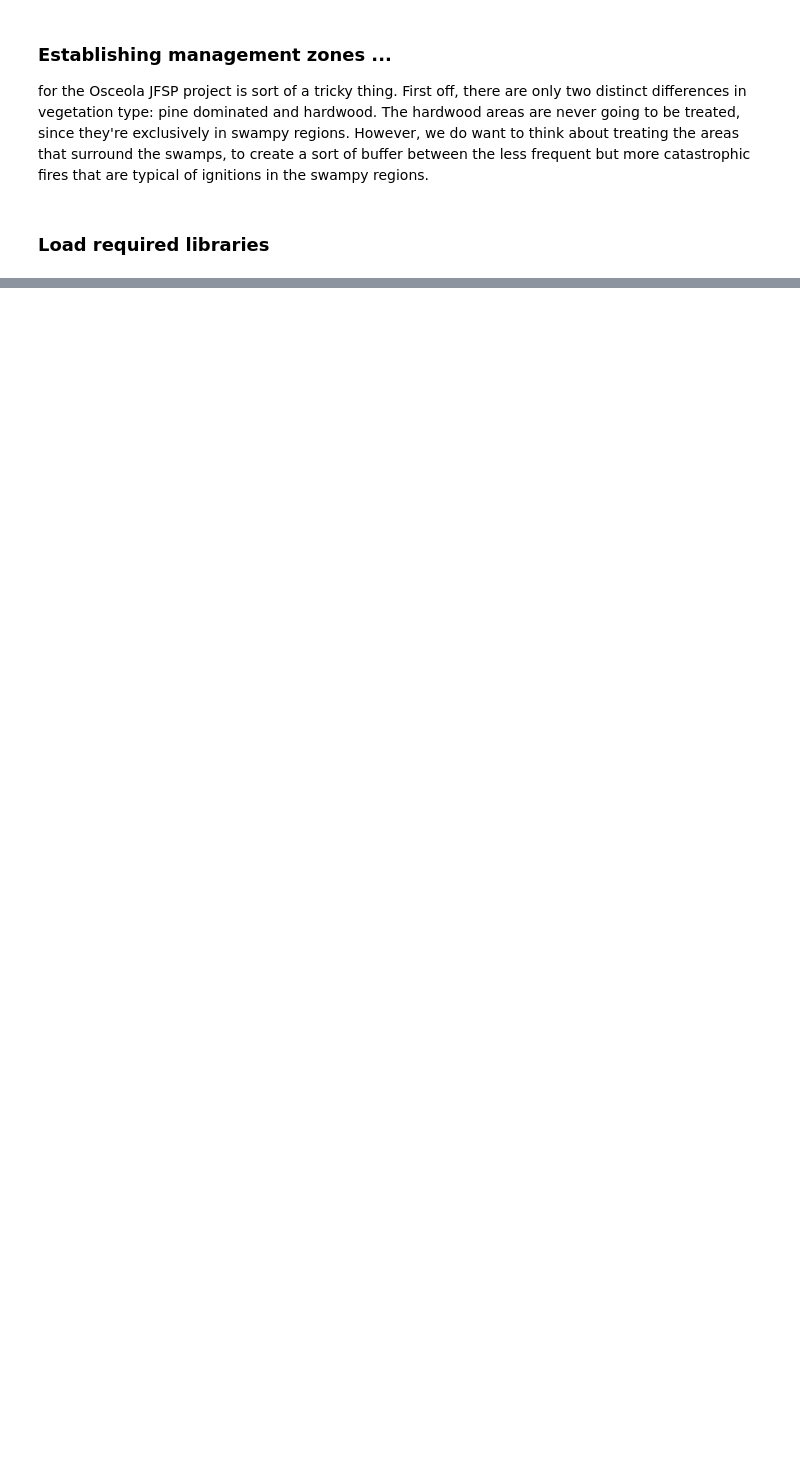
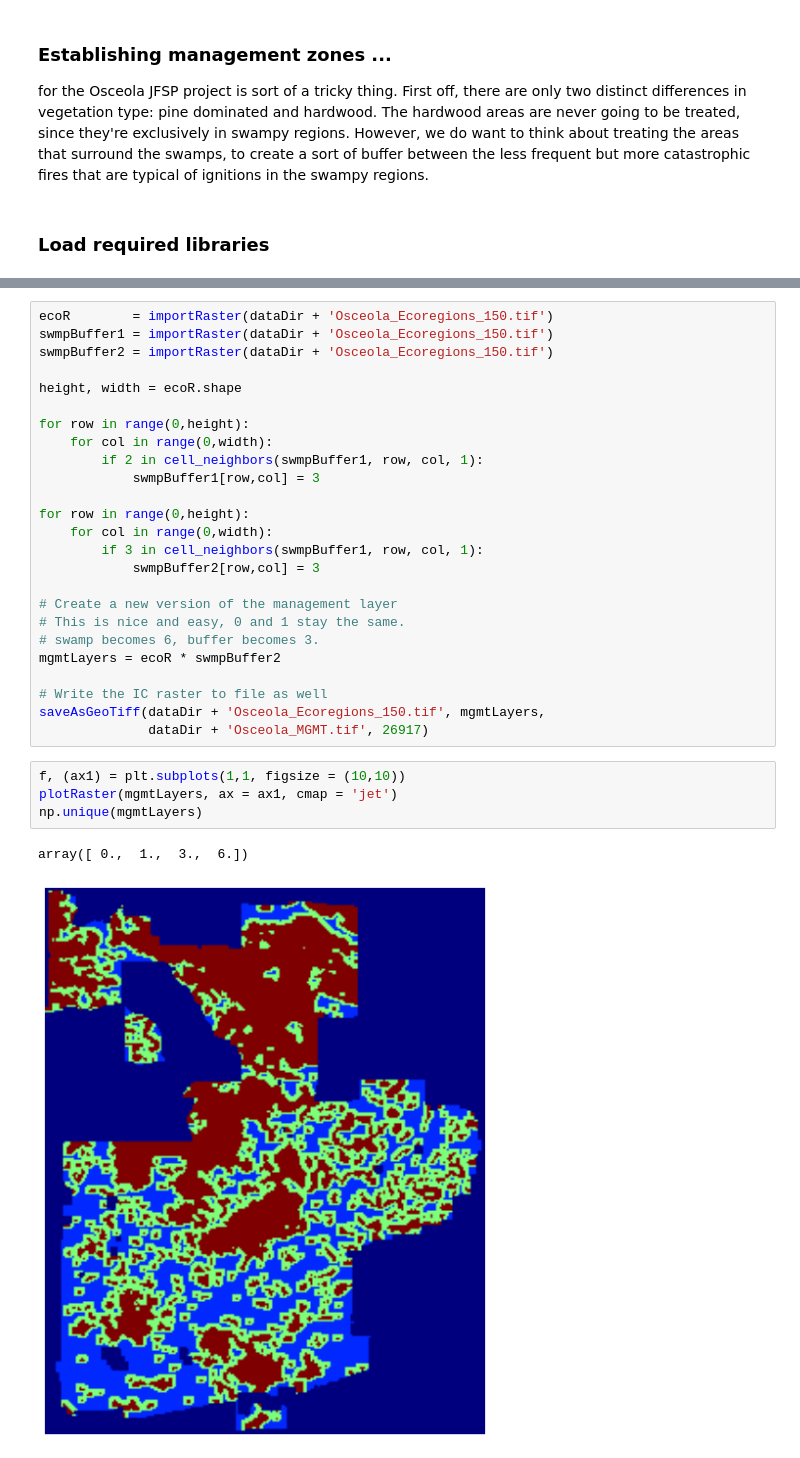
Before and after one commit to djkrofch/Osceola, a Jupyter notebook: Osceola_MGMT.ipynb, the cells around one changed output, grey strips where cells are left out. Saved outputs shown, nothing was run; the diff lists cells and outputs as text; blank space fills up the shorter version.

```diff
--- a/Osceola_MGMT.ipynb
+++ b/Osceola_MGMT.ipynb
@@ -39,0 +103,32 @@ plotRaster(ecoR)
+# %%
+ecoR        = importRaster(dataDir + 'Osceola_Ecoregions_150.tif')
+swmpBuffer1 = importRaster(dataDir + 'Osceola_Ecoregions_150.tif')
+swmpBuffer2 = importRaster(dataDir + 'Osceola_Ecoregions_150.tif')
+
+height, width = ecoR.shape
+
+for row in range(0,height):
+    for col in range(0,width):
+        if 2 in cell_neighbors(swmpBuffer1, row, col, 1):
+            swmpBuffer1[row,col] = 3
+
+for row in range(0,height):
+    for col in range(0,width):
+        if 3 in cell_neighbors(swmpBuffer1, row, col, 1):
+            swmpBuffer2[row,col] = 3
+
+# Create a new version of the management layer
+# This is nice and easy, 0 and 1 stay the same.
+# swamp becomes 6, buffer becomes 3.
+mgmtLayers = ecoR * swmpBuffer2
+
+# Write the IC raster to file as well
+saveAsGeoTiff(dataDir + 'Osceola_Ecoregions_150.tif', mgmtLayers,
+              dataDir + 'Osceola_MGMT.tif', 26917)
+# %%
+f, (ax1) = plt.subplots(1,1, figsize = (10,10))
+plotRaster(mgmtLayers, ax = ax1, cmap = 'jet')
+np.unique(mgmtLayers)
+# %% [output]
+array([ 0.,  1.,  3.,  6.])
+[figure, added]
```
Also changed, not shown: parts of 5 cells of this notebook.
